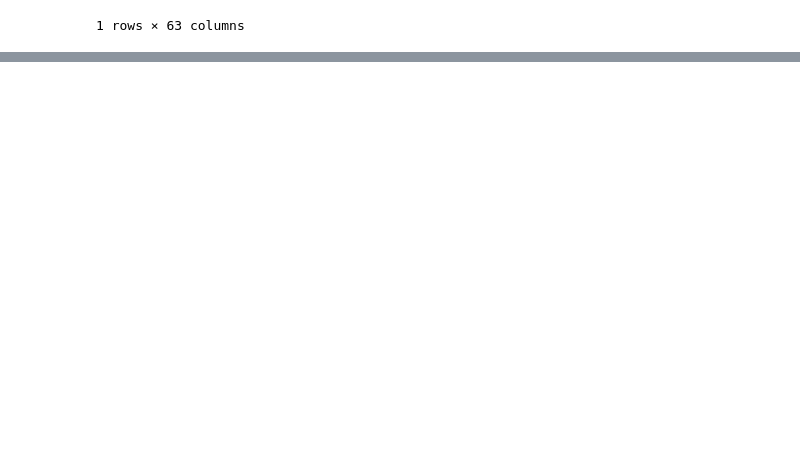
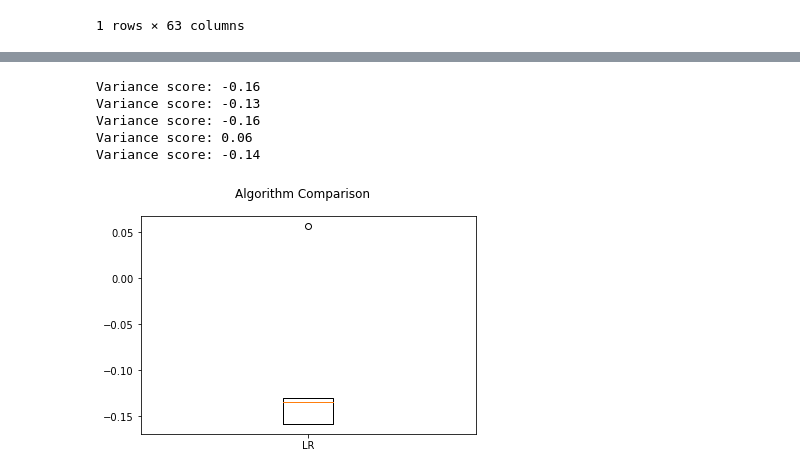
Before and after one commit to arunksoman/GPA_Prediction, a Jupyter notebook: GPA_Calculation.ipynb, the cells around one changed output, grey strips where cells are left out. Drawn from its saved outputs; the diff is of its cells as text; code cells hidden in the pictures; blank space fills up the shorter version.

Commit message:
Added some more code for test

```diff
--- a/GPA_Calculation.ipynb
+++ b/GPA_Calculation.ipynb
@@ -197,0 +303,7 @@ new_df.to_csv('dataset/preprocessed_data.csv')
+# %%
+# As we said earlier Training data do not contains any headers or target values
+# So just slice the numpy array
+X = array[:,0:8]
+print(X.shape)
+# checking whether everything working fine by taking fist row of our data
+X[0]
@@ -197,0 +313,5 @@ new_df.to_csv('dataset/preprocessed_data.csv')
+# %%
+# Then create our test data. Test data contains only target values
+Y = array[:,8]
+# checking whether everything working fine by printing target column
+Y
@@ -197,0 +325,16 @@ new_df.to_csv('dataset/preprocessed_data.csv')
+# %%
+# Splitting data for training and validation
+validation_size = 0.20
+seed = 3
+scoring = 'accuracy'
+X_train, X_validation, Y_train, Y_validation = train_test_split(X, Y, test_size=validation_size, shuffle=True, random_state=seed)
+# %%
+models = []
+models.append(('LR', LinearRegression()))
+models.append(('L', Lasso()))
+models.append(('R', Ridge()))
+models.append(('SVR', LinearSVR()))
+models.append(('DT', DecisionTreeRegressor()))
+results = []
+names = []
+scoring = 'accuracy'
@@ -197,0 +345,23 @@ new_df.to_csv('dataset/preprocessed_data.csv')
+# %%
+from sklearn.metrics import r2_score
+for name, model in models:
+    clf = model
+    clf.fit(X_train, Y_train)
+    predicted = clf.predict(X_validation)
+    print('Variance score: %.2f' % r2_score(Y_validation, predicted))
+    results.append(r2_score(Y_validation, predicted))
+    names.append(name)
+
+fig = plt.figure()
+fig.suptitle('Algorithm Comparison')
+ax = fig.add_subplot(111)
+plt.boxplot(results)
+ax.set_xticklabels(names)
+plt.show()
+# %% [output]
+Variance score: -0.16
+Variance score: -0.13
+Variance score: -0.16
+Variance score: 0.06
+Variance score: -0.14
+[figure, added]
```
Also changed, not shown: parts of 19 cells of this notebook, 4 other files.
